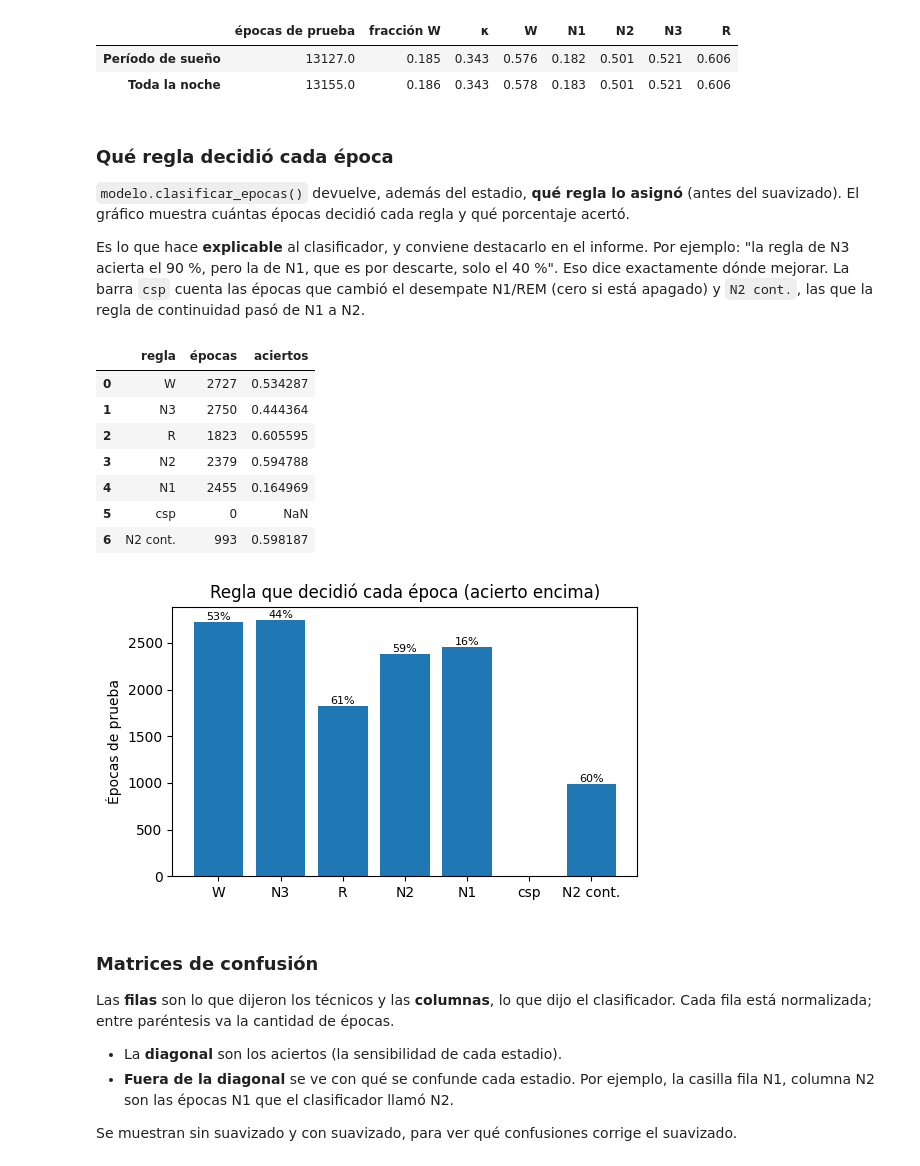
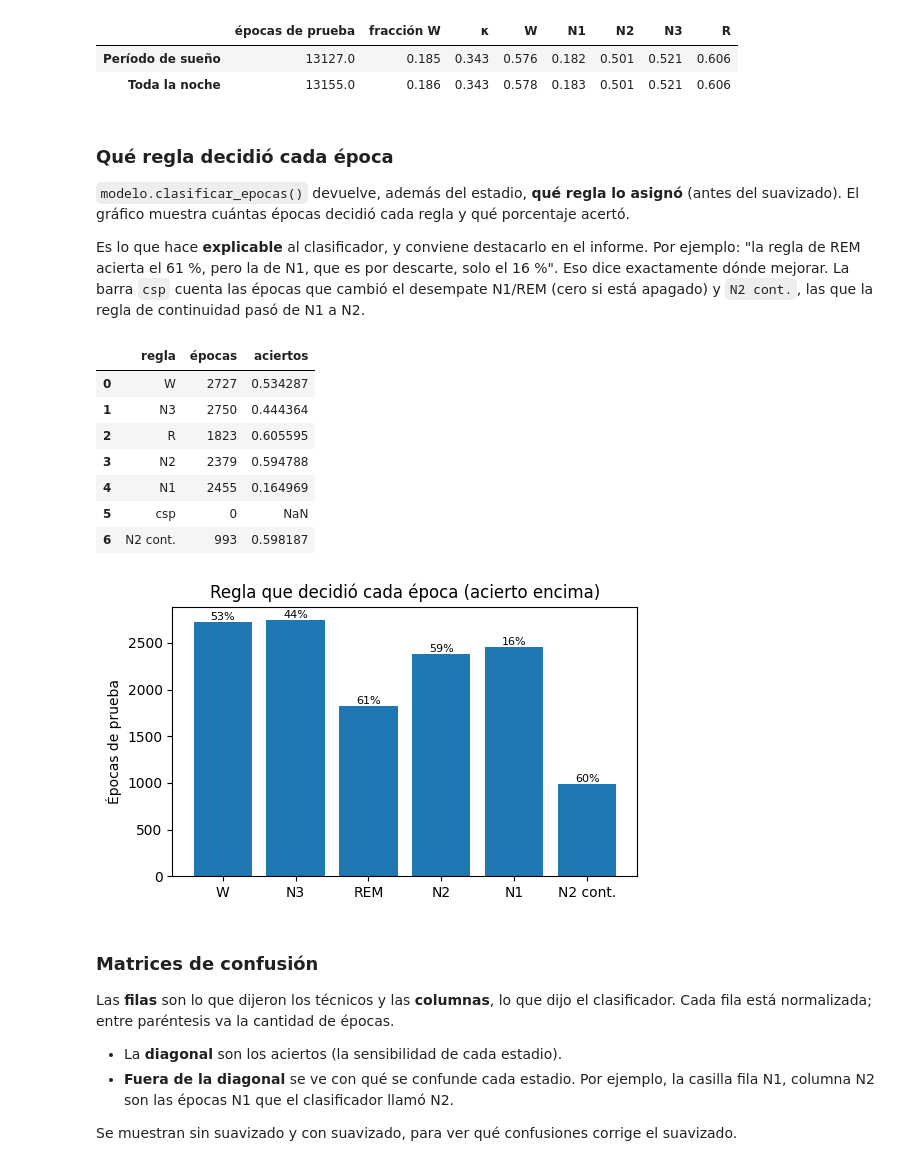
Before and after one commit to ldelia22/PSIB2026Q2-TPS-Grupo02-CassanoNieto-DElia-Ortega, a Jupyter notebook: codigo/notebooks/03_frente_C_clasificacion.ipynb, the cells around one changed output. Drawn from its saved outputs; the diff is of its cells as text; code cells hidden in the pictures.

Commit message:
actualizo los notebooks y las figuras con las reglas finales

```diff
--- a/codigo/notebooks/03_frente_C_clasificacion.ipynb
+++ b/codigo/notebooks/03_frente_C_clasificacion.ipynb
@@ -235,6 +235,11 @@ UMBRALES = [
     ("husos", [N2], [N1, R],         "n2_husos_min"),
 ]
 UMBRALES = [u for u in UMBRALES if u[0] in V]
+NOMBRE = {**dict(enumerate(NOMBRES_ESTADIOS)), R: "REM"}
+TITULOS = {"w_emg_min": "W, EMG", "w_alfa_min": "W, α relativa en O2", "w_eog_min": "W, EOG (parpadeos)",
+           "n3_delta_min": "N3, δ relativa en F4", "n3_ondas_min": "N3, ondas lentas", "r_emg_max": "REM, EMG",
+           "r_eog_min": "REM, EOG", "r_lf_hf_min": "REM, LF/HF", "n2_husos_min": "N2, husos"}
+EJE = {"emg": "EMG", "eog": "EOG", "lf_hf": "LF/HF", "alfa": "α relativa", "delta": "δ relativa", "ondas": "Ondas lentas", "husos": "Husos"}
 
 fig, axs = plt.subplots(3, 3, figsize=(14, 10))
 filas = []
@@ -248,13 +253,13 @@ for ax, (clave, si, no, campo) in zip(axs.flat, UMBRALES):
         cruce = 10 ** reglas.cruce_de_histogramas(np.log10(a), np.log10(b))
         a_log, b_log = np.log10(a), np.log10(b)
         bins = np.linspace(*np.percentile(np.r_[a_log, b_log], [0.5, 99.5]), 40)
-        ax.hist(b_log, bins, density=True, alpha=0.5, label="/".join(NOMBRES_ESTADIOS[e] for e in no))
-        ax.hist(a_log, bins, density=True, alpha=0.5, label="/".join(NOMBRES_ESTADIOS[e] for e in si))
+        ax.hist(b_log, bins, density=True, alpha=0.5, label="/".join(NOMBRE[e] for e in no))
+        ax.hist(a_log, bins, density=True, alpha=0.5, label="/".join(NOMBRE[e] for e in si))
         ax.axvline(np.log10(cruce), ls="--", c="k")
         ax.axvline(np.log10(actual), c="r")
         marcas = [m for m in (0.1, 0.2, 0.5, 1, 2, 5, 10, 20, 50) if bins[0] <= np.log10(m) <= bins[-1]]
         ax.set_xticks(np.log10(marcas), [f"{m:g}".replace(".", ",") for m in marcas])
-        ax.set(title=campo, xlabel=f"{clave} ({UNIDADES[clave]}, escala log)")
+        ax.set(title=TITULOS[campo], xlabel=f"{EJE[clave]} ({UNIDADES[clave]}, escala log)")
         ax.legend(fontsize=7)
         filas.append({"umbral": campo, "unidad": UNIDADES[clave], "actual": actual, "cruce": round(float(cruce), 3),
                       f"mediana del estadio": round(float(np.median(a)), 3), "mediana de los otros": round(float(np.median(b)), 3)})
@@ -266,11 +271,11 @@ for ax, (clave, si, no, campo) in zip(axs.flat, UMBRALES):
     else:
         bins = np.linspace(*np.percentile(np.r_[a, b], [0.5, 99.5]), 40)
         cruce = reglas.cruce_de_histogramas(a, b)
-    ax.hist(b, bins, density=True, alpha=0.5, label="/".join(NOMBRES_ESTADIOS[e] for e in no))
-    ax.hist(a, bins, density=True, alpha=0.5, label="/".join(NOMBRES_ESTADIOS[e] for e in si))
+    ax.hist(b, bins, density=True, alpha=0.5, label="/".join(NOMBRE[e] for e in no))
+    ax.hist(a, bins, density=True, alpha=0.5, label="/".join(NOMBRE[e] for e in si))
     ax.axvline(cruce, ls="--", c="k")
     ax.axvline(actual, c="r")
-    ax.set(title=campo, xlabel=f"{clave} ({UNIDADES[clave]})")
+    ax.set(title=TITULOS[campo], xlabel=f"{EJE[clave]} ({UNIDADES[clave]})")
     ax.legend(fontsize=7)
     filas.append({"umbral": campo, "unidad": UNIDADES[clave], "actual": actual, "cruce": round(float(cruce), 3),
                   f"mediana del estadio": round(float(np.median(a)), 3), "mediana de los otros": round(float(np.median(b)), 3)})
@@ -857,39 +862,40 @@ pd.DataFrame(filas).T.round(3)
 
 `modelo.clasificar_epocas()` devuelve, además del estadio, **qué regla lo asignó** (antes del suavizado). El gráfico muestra cuántas épocas decidió cada regla y qué porcentaje acertó.
 
-Es lo que hace **explicable** al clasificador, y conviene destacarlo en el informe. Por ejemplo: "la regla de N3 acierta el 90 %, pero la de N1, que es por descarte, solo el 40 %". Eso dice exactamente dónde mejorar. La barra `csp` cuenta las épocas que cambió el desempate N1/REM (cero si está apagado) y `N2 cont.`, las que la regla de continuidad pasó de N1 a N2.
+Es lo que hace **explicable** al clasificador, y conviene destacarlo en el informe. Por ejemplo: "la regla de REM acierta el 61 %, pero la de N1, que es por descarte, solo el 16 %". Eso dice exactamente dónde mejorar. La barra `csp` cuenta las épocas que cambió el desempate N1/REM (cero si está apagado) y `N2 cont.`, las que la regla de continuidad pasó de N1 a N2.
 # %%
 modelo = modelos["reglas"]
 decisiones = [modelo.clasificar_epocas(t) for t in prueba]
 y_reglas = np.concatenate([e for e, _ in decisiones])
 regla = np.concatenate([r for _, r in decisiones])
 validas = y_real != SIN_ANOTAR
 
 uso = []
 for i, nombre in enumerate(reglas.REGLAS):
     elegidas = validas & (regla == i)
     uso.append({"regla": nombre, "épocas": int(elegidas.sum()),
                 "aciertos": float((y_reglas[elegidas] == y_real[elegidas]).mean()) if elegidas.any() else np.nan})
 uso = pd.DataFrame(uso)
 
 fig, ax = plt.subplots(figsize=(6, 3.5))
-ax.bar(uso["regla"], uso["épocas"])
-for x, (n, acierto) in enumerate(zip(uso["épocas"], uso["aciertos"])):
+graf = uso[uso["épocas"] > 0]  # La barra de csp queda vacía con el desempate apagado.
+ax.bar(graf["regla"].replace({"R": "REM"}), graf["épocas"])
+for x, (n, acierto) in enumerate(zip(graf["épocas"], graf["aciertos"])):
     if n:
         ax.text(x, n, f"{acierto:.0%}", ha="center", va="bottom", fontsize=8)
 ax.set(ylabel="Épocas de prueba", title="Regla que decidió cada época (acierto encima)")
 guardar(fig, "c_uso_reglas")
 uso
 # %% [output]
 |  | regla | épocas | aciertos |
 | 0 | W | 2727 | 0.534287 |
 | 1 | N3 | 2750 | 0.444364 |
 | 2 | R | 1823 | 0.605595 |
 | 3 | N2 | 2379 | 0.594788 |
 | 4 | N1 | 2455 | 0.164969 |
 | 5 | csp | 0 | NaN |
 | 6 | N2 cont. | 993 | 0.598187 |
-[figure, old version]
+[figure, new version]
 # %% [markdown]
 ### Matrices de confusión
 
```
Also changed, not shown: parts of 6 cells of this notebook, 22 other files.
